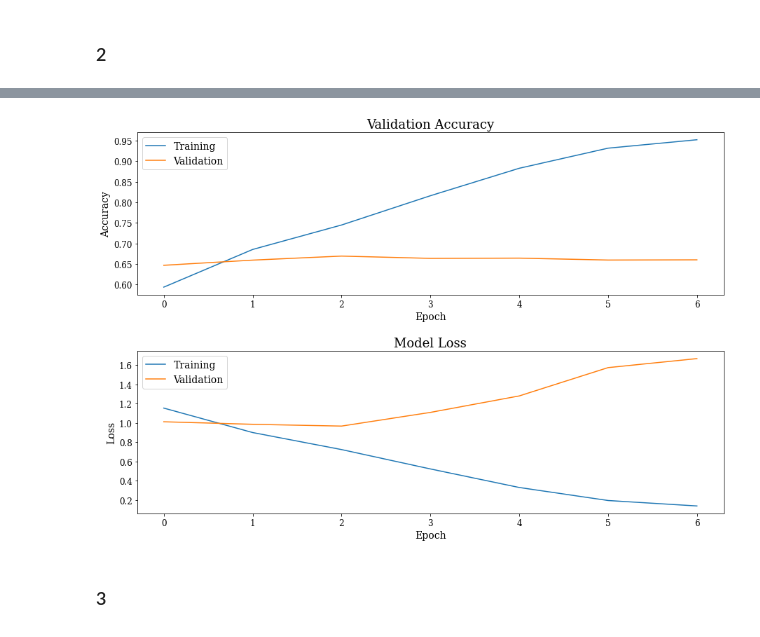
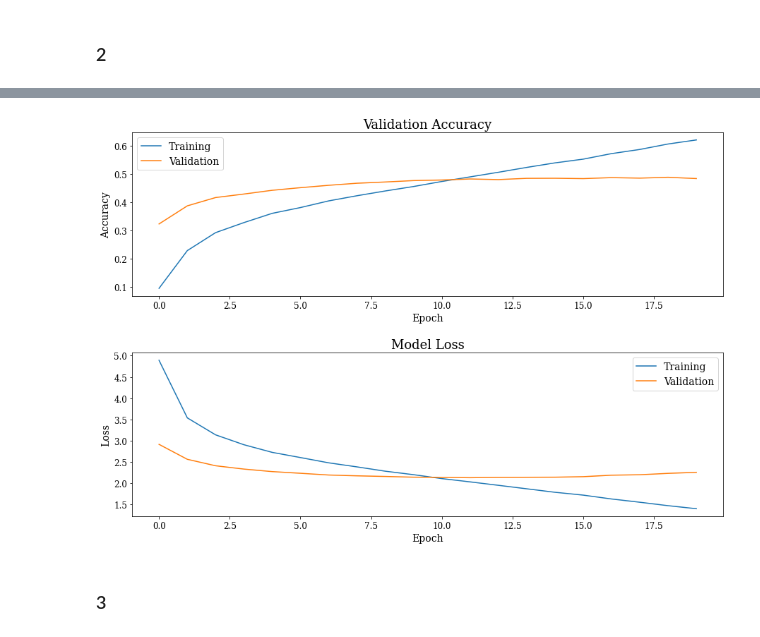
Before and after one commit to limited-fion/deep-learning-cw, a Jupyter notebook: 04_cw.ipynb, the cells around one changed output, grey strips where cells are left out. Cells and saved outputs as stored; diff of their text form; code cells hidden in the pictures.

Commit message:
change dataset back to imagenet cos its the right one

```diff
--- a/04_cw.ipynb
+++ b/04_cw.ipynb
@@ -391,16 +375,13 @@ plot_history(history_cifar_tl, 'cifar-tl.png', metric='categorical_accuracy')
 # %% [markdown]
 ### 2
 # %%
-get_and_process_cifar10_data()
+get_and_process_imagenet_data()
 
-load_vgg16_resize_input_to_32x32()
-
-Y_train_class = np_utils.to_categorical(y_train, 10)
-Y_test_class = np_utils.to_categorical(y_test, 10)
+load_vgg16_resize_input_to_64x64()
 
 # Load VGG16
-modelname = 'cifar_tl2_model'
-modelname = VGG16(weights='imagenet', include_top=False, input_shape=(32, 32, 3))
+modelname = 'tl2_model'
+modelname = VGG16(weights='imagenet', include_top=False, input_shape=(64, 64, 3))
 
 # Freeze the layers
 for layer in modelname.layers[:]:
@@ -412,24 +393,32 @@ for layer in modelname.layers[:]:
 output = modelname.output
 output = Flatten()(output)
 output = Dense(units=4096, activation='relu')(output)
+output = BatchNormalization()(output)
+output = Dropout(0.5)(output)
 output = Dense(units=4096, activation='relu')(output)
-output = Dense(units=4096, activation='relu')(output)
-output = Dense(units=4096, activation='relu')(output)
-output = Dense(units=10, activation='softmax')(output)
+output = BatchNormalization()(output)
+output = Dropout(0.5)(output)
+output = Dense(units=2048, activation='relu')(output)
+output = BatchNormalization()(output)
+output = Dropout(0.5)(output)
+output = Dense(units=1024, activation='relu')(output)
+output = BatchNormalization()(output)
+output = Dropout(0.5)(output)
+output = Dense(units=200, activation='softmax')(output)
 modelname = Model(modelname.input, output)
 
 modelname.summary()
 
 early_stopping = EarlyStopping(monitor='val_categorical_accuracy', patience=4, restore_best_weights=True)
 
-modelname.compile(optimizer=Adam(lr=1e-4),loss='categorical_crossentropy', metrics=['categorical_accuracy'])
-history_cifar_tl2 = modelname.fit(X_train_n, Y_train_class, epochs=20, batch_size=32, validation_data=(X_test_n, Y_test_class), callbacks=[early_stopping])
+modelname.compile(optimizer=Adam(learning_rate=1e-4),loss='categorical_crossentropy', metrics=['categorical_accuracy'])
+history_tl2 = modelname.fit(train_data, train_labels, epochs=20, batch_size=128, validation_data=(val_data, val_labels), callbacks=[early_stopping])
 
 start_time = time.time()
-score = modelname.evaluate(X_test_n, Y_test_class)
+score = modelname.evaluate(test_data, test_labels)
 print(" ")
 time_elapsed = time.time() - start_time
 print('Test loss:', score[0])
 print('Test accuracy:', score[1])
-print('Average inference time per image: {:.4f} (ms)'.format(1000*time_elapsed/len(X_test_n)))
+print('Average inference time per image: {:.4f} (ms)'.format(1000*time_elapsed/len(test_data)))
 # %% [output]
@@ -471,7 +442,7 @@ Average inference time per image: 0.2925 (ms)
 # %%
-plot_history(history_cifar_tl2, 'cifar-tl2.png', metric='categorical_accuracy')
+plot_history(history_tl2, 'tl2.png', metric='categorical_accuracy')
 # %% [output]
-[figure, old version]
+[figure, new version]
 # %% [markdown]
 ### 3
 # %%
```
Also changed, not shown: parts of 22 cells of this notebook.
